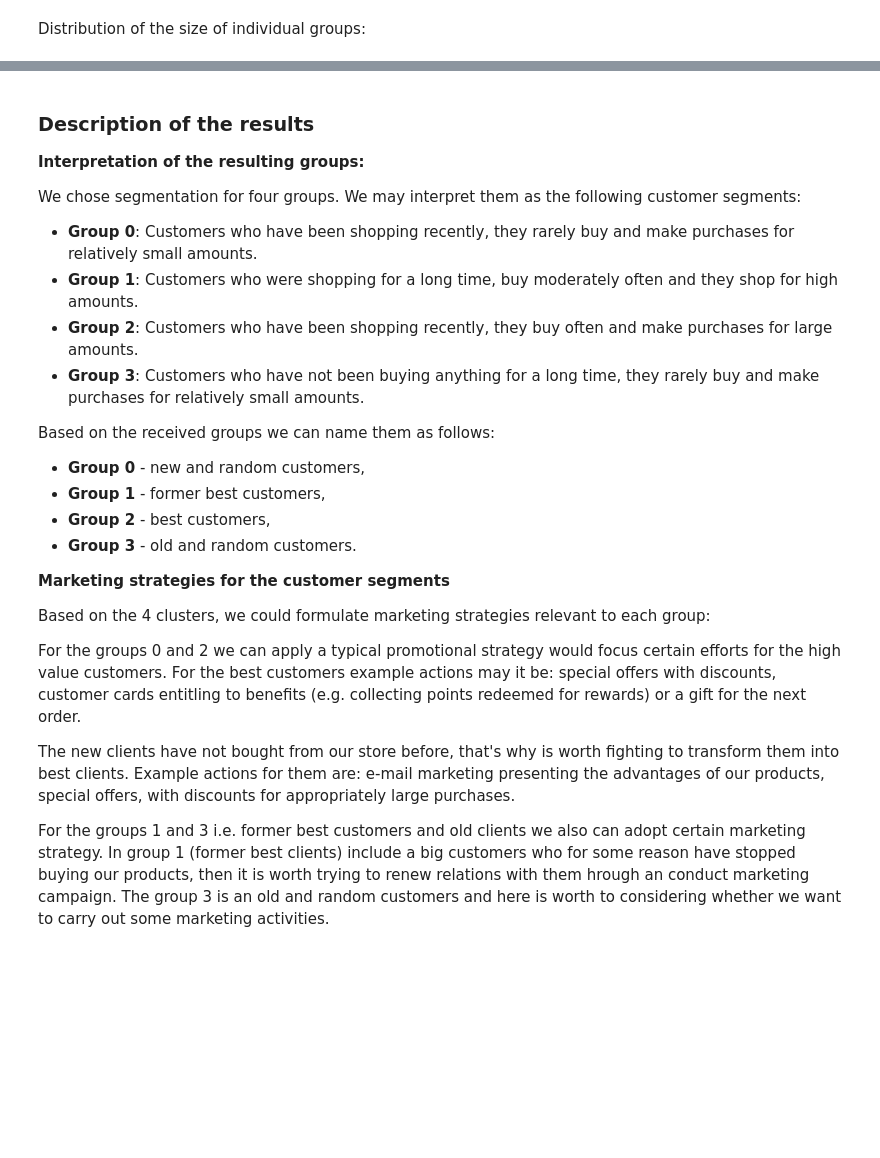
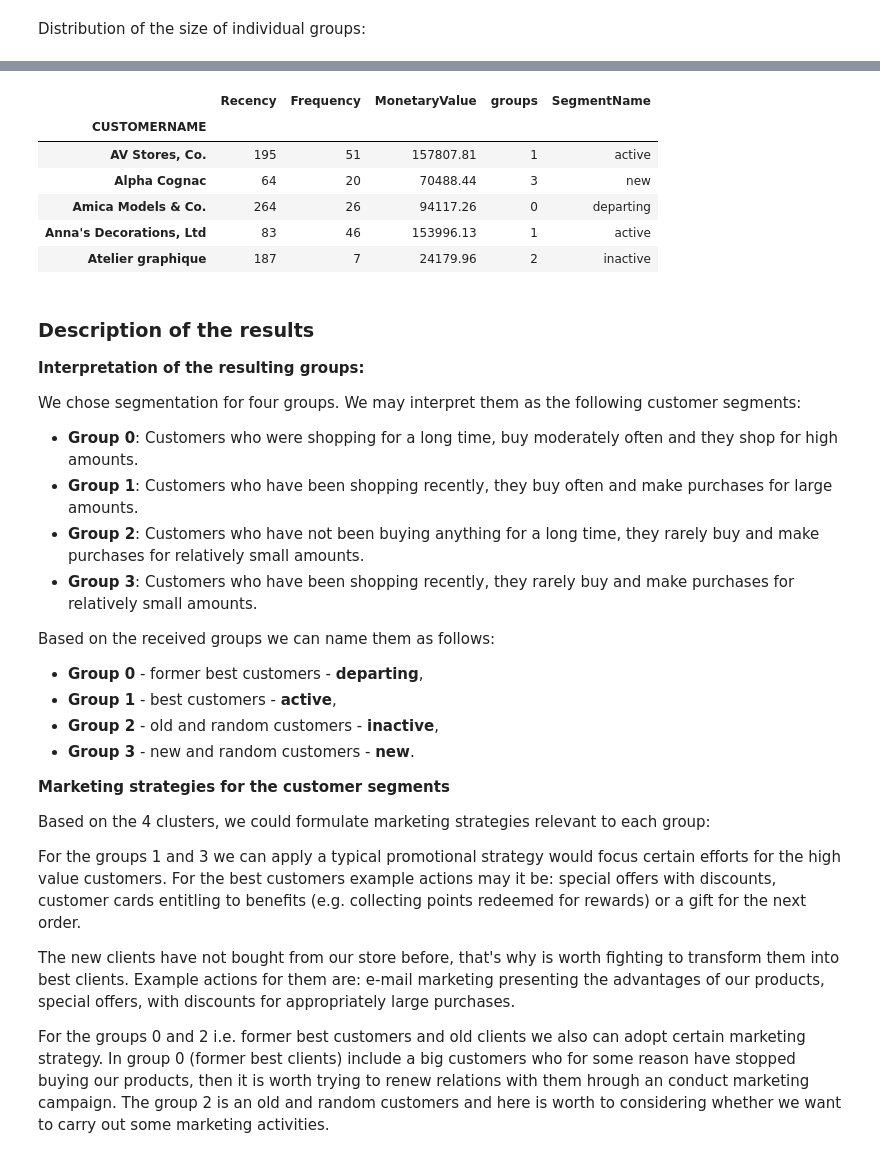
Before and after one commit to aniass/Customer-segmentation, a Jupyter notebook: Customer_segmentation.ipynb, the cells around one changed output, grey strips where cells are left out. Drawn from its saved outputs; the diff is of its cells as text; code cells hidden in the pictures; blank space fills up the shorter version.

```diff
--- a/Customer_segmentation.ipynb
+++ b/Customer_segmentation.ipynb
@@ -493,3 +519,27 @@ rfm_df.groupby('groups').agg(['mean'])
+# %%
+#function to assigned segment name to each value
+def name(row):
+    if row == 0:
+        return 'departing'
+    elif row == 1:
+        return 'active'
+    elif row == 2:
+        return 'inactive'
+    else:
+        return 'new'
+# %%
+# adding column SegmentName to DataFrame
+rfm_df['SegmentName'] = rfm_df['groups'].apply(name)
+# %%
+rfm_df.head()
+# %% [output]
+|  | Recency | Frequency | MonetaryValue | groups | SegmentName |
+| CUSTOMERNAME |  |  |  |  |  |
+| AV Stores, Co. | 195 | 51 | 157807.81 | 1 | active |
+| Alpha Cognac | 64 | 20 | 70488.44 | 3 | new |
+| Amica Models & Co. | 264 | 26 | 94117.26 | 0 | departing |
+| Anna's Decorations, Ltd | 83 | 46 | 153996.13 | 1 | active |
+| Atelier graphique | 187 | 7 | 24179.96 | 2 | inactive |
 # %% [markdown]
 ### Description of the results
 
@@ -498,26 +548,26 @@ rfm_df.groupby('groups').agg(['mean'])
 
 We chose segmentation for four groups. We may interpret them as the following customer segments:
 
-- **Group 0**: Customers who have been shopping recently, they rarely buy and make purchases for relatively small amounts.
-- **Group 1**: Customers who were shopping for a long time, buy moderately often and they shop for high amounts.
-- **Group 2**: Customers who have been shopping recently, they buy often and make purchases for large amounts.
-- **Group 3**: Customers who have not been buying anything for a long time, they rarely buy and make purchases for relatively small amounts.
+- **Group 0**: Customers who were shopping for a long time, buy moderately often and they shop for high amounts.
+- **Group 1**: Customers who have been shopping recently, they buy often and make purchases for large amounts.
+- **Group 2**: Customers who have not been buying anything for a long time, they rarely buy and make purchases for relatively small amounts.
+- **Group 3**: Customers who have been shopping recently, they rarely buy and make purchases for relatively small amounts.
 
 Based on the received groups we can name them as follows:
 
-- **Group 0** - new and random customers,
-- **Group 1** - former best customers,
-- **Group 2** - best customers,
-- **Group 3** - old and random customers.
+- **Group 0** - former best customers - **departing**,
+- **Group 1** - best customers - **active**,
+- **Group 2** - old and random customers - **inactive**,
+- **Group 3** - new and random customers - **new**.
 
 
 **Marketing strategies for the customer segments**
 
 Based on the 4 clusters, we could formulate marketing strategies relevant to each group:
 
-For the groups 0 and 2 we can apply a typical promotional strategy would focus certain efforts for the high value customers. For the best customers example actions may it be: special offers with discounts, customer cards entitling to benefits (e.g. collecting points redeemed for rewards) or a gift for the next order.
+For the groups 1 and 3 we can apply a typical promotional strategy would focus certain efforts for the high value customers. For the best customers example actions may it be: special offers with discounts, customer cards entitling to benefits (e.g. collecting points redeemed for rewards) or a gift for the next order.
 
 The new clients have not bought from our store before, that's why is worth fighting to transform them into best clients. Example actions for them are: e-mail marketing presenting the advantages of our products, special offers, with discounts for appropriately large purchases.
 
-For the groups 1 and 3 i.e. former best customers and old clients we also can adopt certain marketing strategy.
-In group 1 (former best clients) include a big customers who for some reason have stopped buying our products, then it is worth trying to renew relations with them hrough an conduct marketing campaign. The group 3 is an old and random customers and here is worth to considering whether we want to carry out some marketing activities.
+For the groups 0 and 2 i.e. former best customers and old clients we also can adopt certain marketing strategy.
+In group 0 (former best clients) include a big customers who for some reason have stopped buying our products, then it is worth trying to renew relations with them hrough an conduct marketing campaign. The group 2 is an old and random customers and here is worth to considering whether we want to carry out some marketing activities.
```
Also changed, not shown: parts of 18 cells of this notebook.
